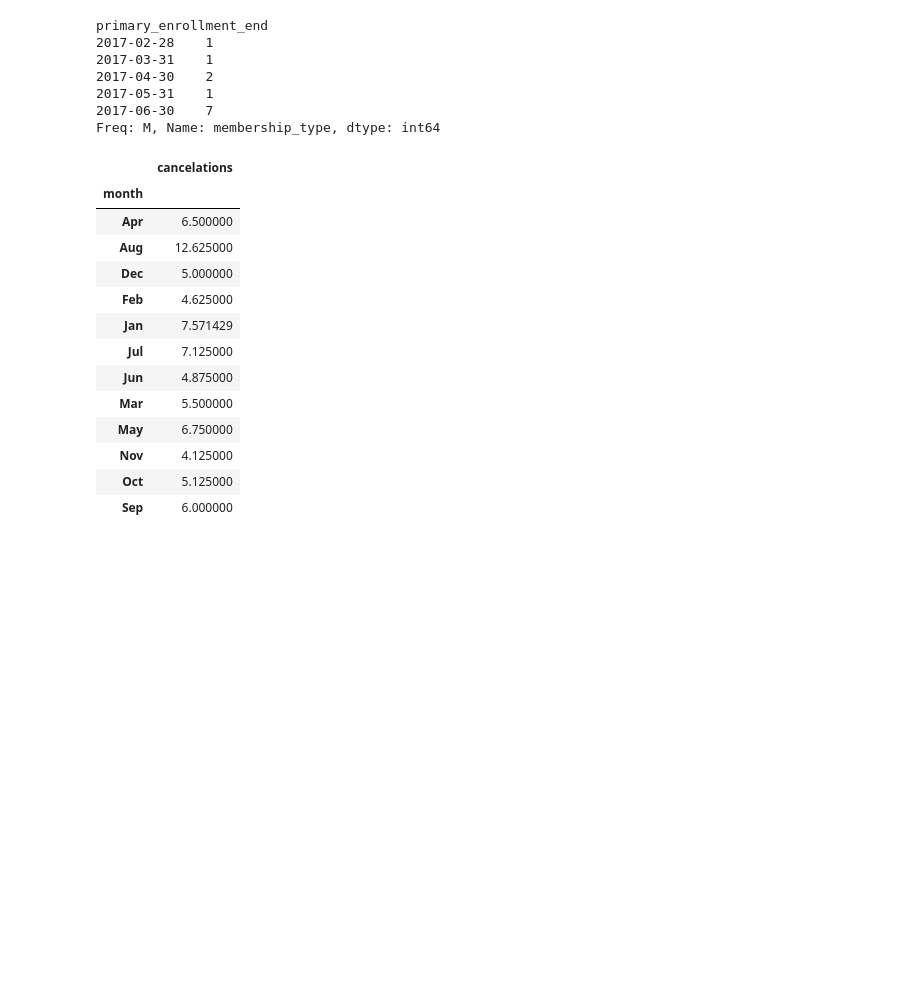
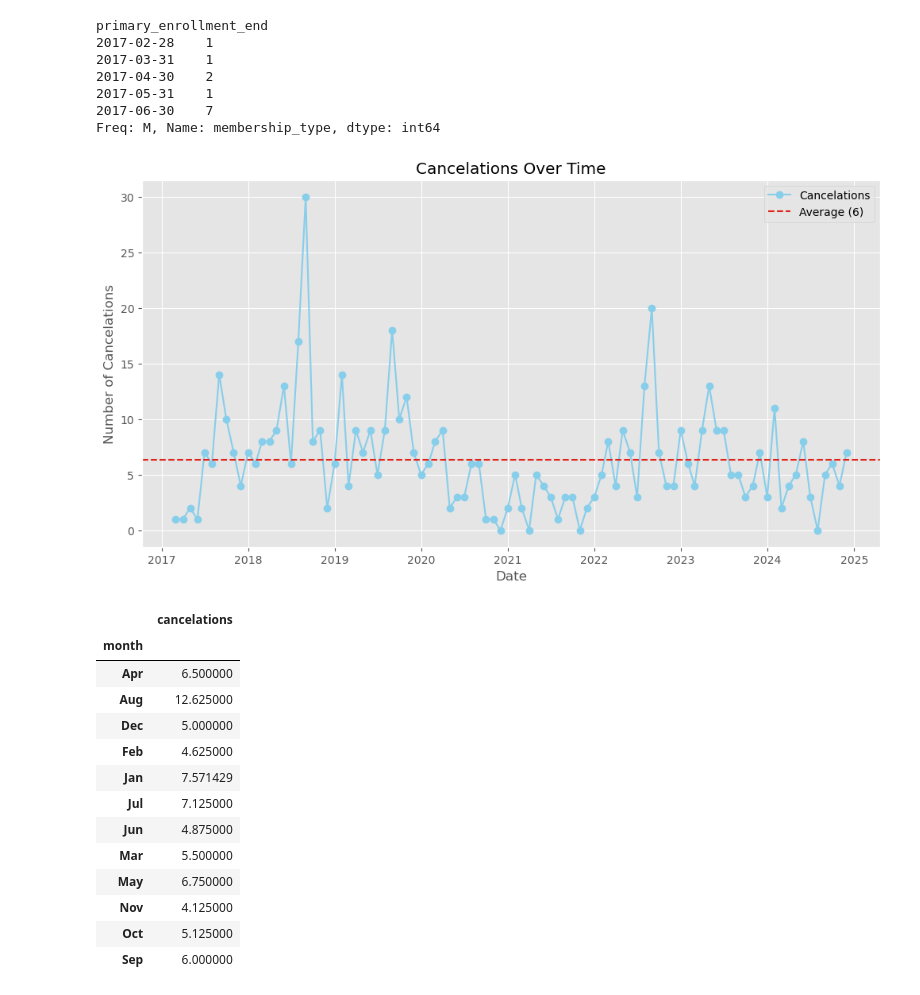
Before and after one commit to elijahlopez94/trends_in_supplemental_education_program, a Jupyter notebook: eda_notebook.ipynb, the cells around one changed output. Drawn from its saved outputs; the diff is of its cells as text; code cells hidden in the pictures; blank space fills up the shorter version.

Commit message:
Added visual for cancelations over time. Anonymized hidden student data for import and analysis.

```diff
--- a/eda_notebook.ipynb
+++ b/eda_notebook.ipynb
@@ -1005,6 +1004,24 @@ primary_enrollment_end
 2017-05-31    1
 2017-06-30    7
 Freq: M, Name: membership_type, dtype: int64
+# %%
+# Plot monthly leads over time
+plt.figure(figsize=(12, 6))
+plt.plot(filtered_monthly_accounts_end.index, filtered_monthly_accounts_end.values, marker='o', linestyle='-', color='skyblue', label='Cancelations')
+
+# Calculate and plot the mean
+average_cancelations = filtered_monthly_accounts_end.mean()
+plt.axhline(y=average_cancelations, color='#E2231A', linestyle='--', label=f'Average ({average_cancelations:.0f})')
+
+# Add title and labels
+plt.title('Cancelations Over Time')
+plt.xlabel('Date')
+plt.ylabel('Number of Cancelations')
+plt.legend()
+plt.grid(True)
+plt.show();
+# %% [output]
+[figure, added]
 # %%
 # Create a 'month' column and set equal to 3 letter abbreviation
 filtered_monthly_accounts_end = filtered_monthly_accounts_end.to_frame()
```
Also changed, not shown: parts of 3 cells of this notebook.
